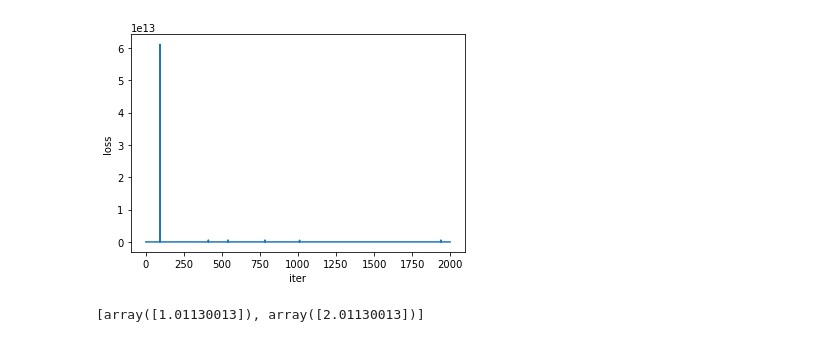
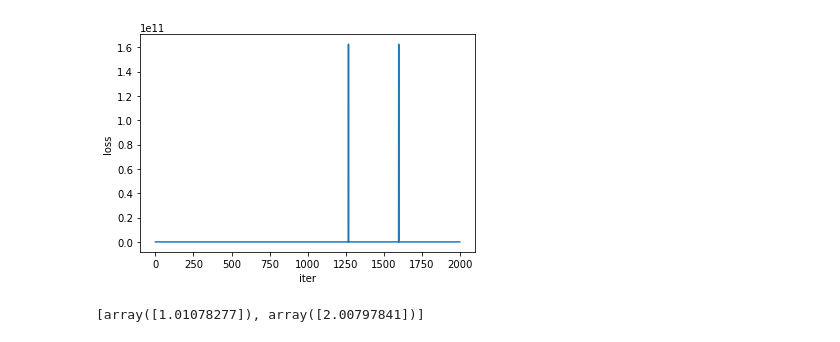
Before and after one commit to Recommendation-System-Project/Recommendation-system, a Jupyter notebook: DR_Final_Expt.ipynb, the cells around one changed output. Cells and saved outputs as stored; diff of their text form; code cells hidden in the pictures.

Commit message:
gradient?

```diff
--- a/DR_Final_Expt.ipynb
+++ b/DR_Final_Expt.ipynb
@@ -47,24 +47,32 @@ def SGD(predicted_r,
 
     while loss > 0.01 and iter_count < max_iter_count:
         loss = 0
-        theta = [1,2]
+        theta = [1, 2]
         theta1.append(theta[0])
         theta2.append(theta[1])
         rand1 = np.random.randint(0, m, 1)
 
-        gradient = 4 * (theta[0] * predicted_r[rand1] - 2 * theta[0] *
-                        theta[1] * predicted_r[rand1] + theta[1]**2 -
-                        observed_e[rand1]) * (theta[0] * predicted_r[rand1] -
-                                              theta[0] * theta[1]) / propensities[rand1]
+        gradient_w = 2 * predicted_r[rand1] * (
+            2 * theta[1] - predicted_r[rand1]) * (
+                (2 * predicted_r[rand1] * theta[1] - predicted_r[rand1]**2) *
+                theta[0] + observed_e[rand1] - theta[1]**2) / propensities[rand1]
+
+        gradient_y = 4 * (theta[1] - theta[0] * predicted_r[rand1]) * (
+            theta[1]**2 - 2 * predicted_r[rand1] * theta[0] * theta[1] -
+            observed_e[rand1] + theta[0] * predicted_r[rand1]**2) / propensities[rand1]
+
+        gradient = [gradient_w, gradient_y]
 
         for i in range(len(theta)):
-            theta[i] = theta[i] - step_size * gradient
+            theta[i] = theta[i] - step_size * gradient[i]
+
         h = np.power((predicted_r - theta[1]), 2) * theta[0]
         for i in range(m):
             every_loss = np.power((h[i] - observed_e[i]), 2) / propensities[i]
             loss = loss + every_loss
 
-        print("iter_count: ", iter_count, "the loss:", loss, "the gradient:", gradient)
+        print("iter_count: ", iter_count, "the loss:", loss, "the gradient:",
+              gradient, "h: ", h)
 
         iter_list.append(iter_count)
         loss_list.append(loss)
@@ -79,6 +87,6 @@ def SGD(predicted_r,
 # %%
 if __name__ == '__main__':
     observed_r, predicted_r, imputed_e, observed_e, propensities = get_data()
-    theta1,theta2,theta,loss_list = SGD(predicted_r, imputed_e, observed_e, propensities, step_size = 0.001)
+    theta1,theta2,theta,loss_list = SGD(predicted_r, imputed_e, observed_e, propensities, step_size = 0.0001)
     print(theta)
 # %% [output]
@@ -102,2 +110,2 @@ iter_count:  1999 the loss: 221879.49711326527 the gradient: [-11.3001254]
-[figure, old version]
+[figure, new version]
-[array([1.01130013]), array([2.01130013])]
+[array([1.01078277]), array([2.00797841])]
```
Also changed, not shown: parts of 3 cells of this notebook.
